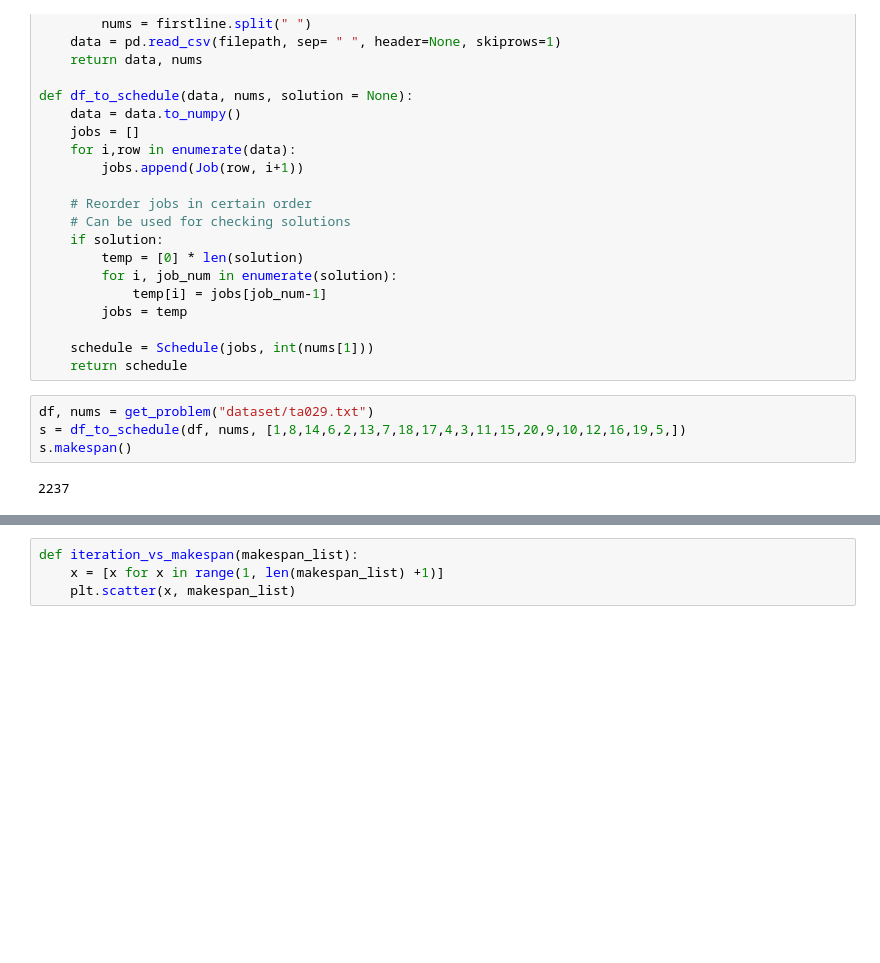
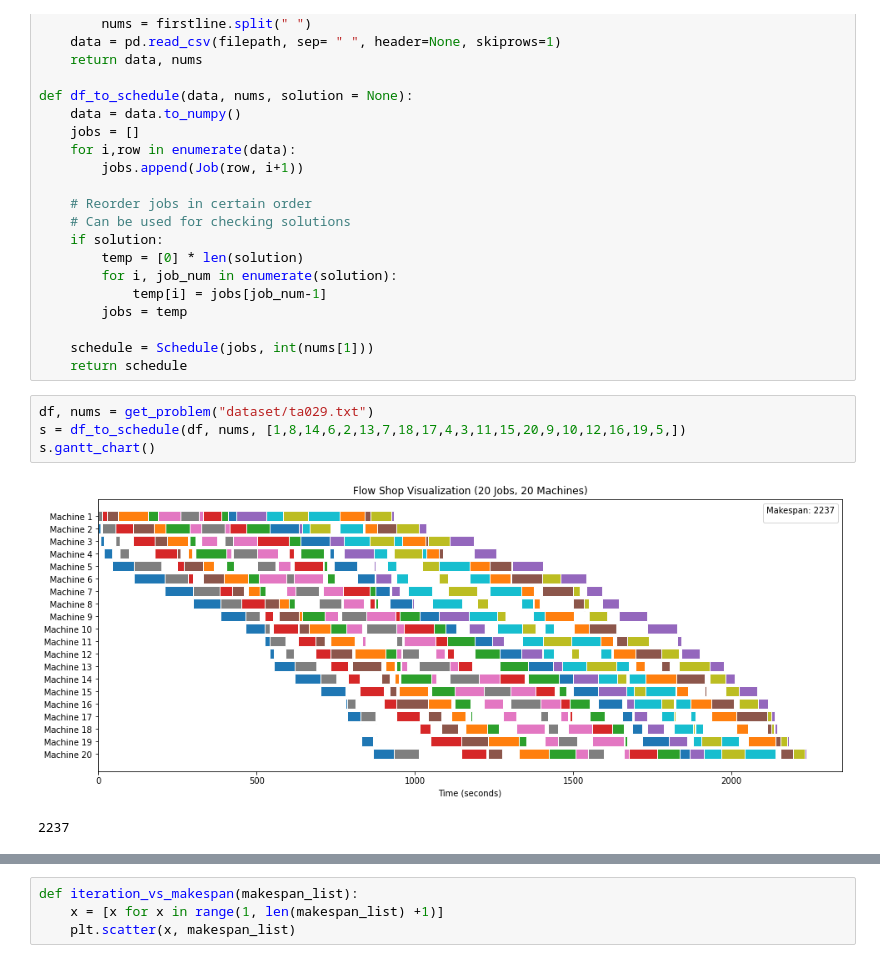
Before and after one commit to TedGraveson/GA-scheduling, a Jupyter notebook: Scheduling with Genetic Algorithms.ipynb, the cells around one changed output, grey strips where cells are left out. Saved outputs shown, nothing was run; the diff lists cells and outputs as text; blank space fills up the shorter version.

Commit message:
Fixed Gantt Charts

```diff
--- a/Scheduling with Genetic Algorithms.ipynb
+++ b/Scheduling with Genetic Algorithms.ipynb
@@ -37,8 +41,9 @@ def df_to_schedule(data, nums, solution = None):
 # %%
 df, nums = get_problem("dataset/ta029.txt")
 s = df_to_schedule(df, nums, [1,8,14,6,2,13,7,18,17,4,3,11,15,20,9,10,12,16,19,5,])
-s.makespan()
+s.gantt_chart()
 # %% [output]
+[figure, added]
 2237
 # %%
 df, nums = get_problem("dataset/ta030.txt")
```
Also changed, not shown: parts of 17 cells of this notebook.
